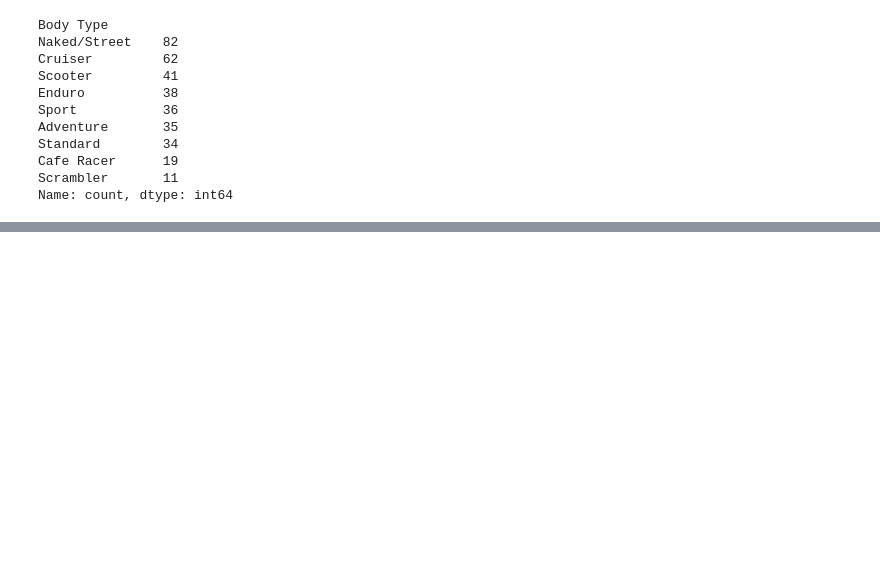
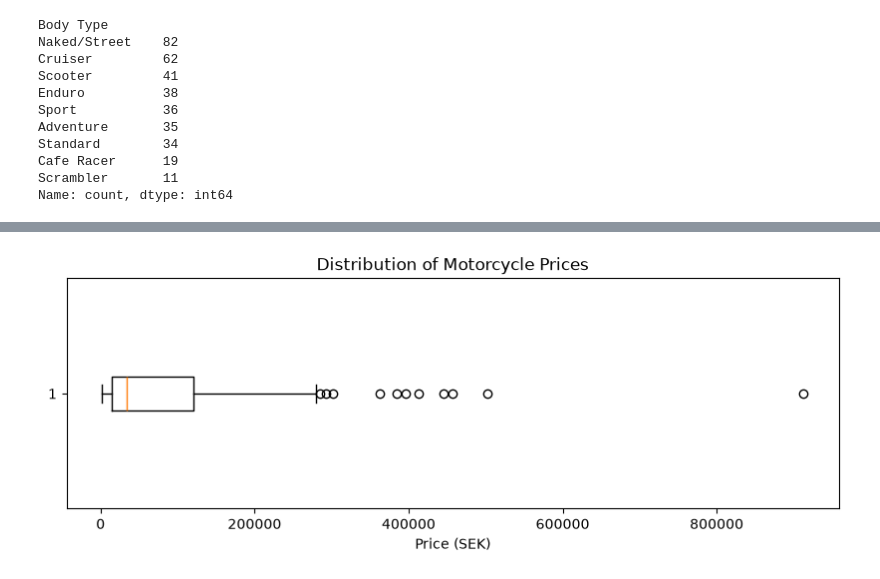
Before and after one commit to Piexgear/mc_match, a Jupyter notebook: EDA.ipynb, the cells around one changed output, grey strips where cells are left out. Drawn from its saved outputs; the diff is of its cells as text; code cells hidden in the pictures; blank space fills up the shorter version.

```diff
--- a/EDA.ipynb
+++ b/EDA.ipynb
@@ -152,0 +158,11 @@ The pricings was also in a differant value that we converted to -> kr
+# %%
+plt.figure(figsize=(10, 3))
+
+plt.boxplot(df["Price (SEK)"], vert=False)
+
+plt.xlabel("Price (SEK)")
+plt.title("Distribution of Motorcycle Prices")
+
+plt.show()
+# %% [output]
+[figure, added]
```
Also changed, not shown: parts of 29 cells of this notebook, 1 other file.
